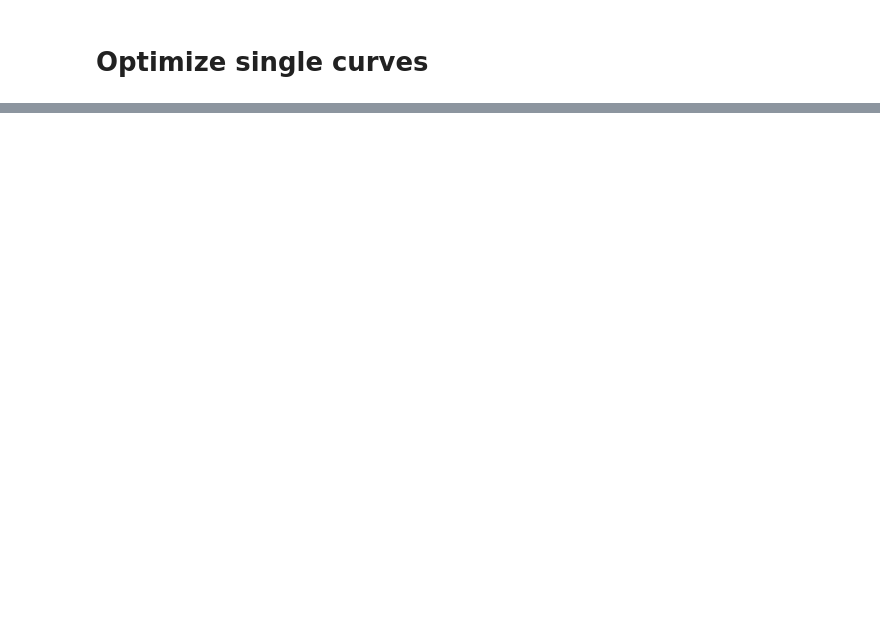
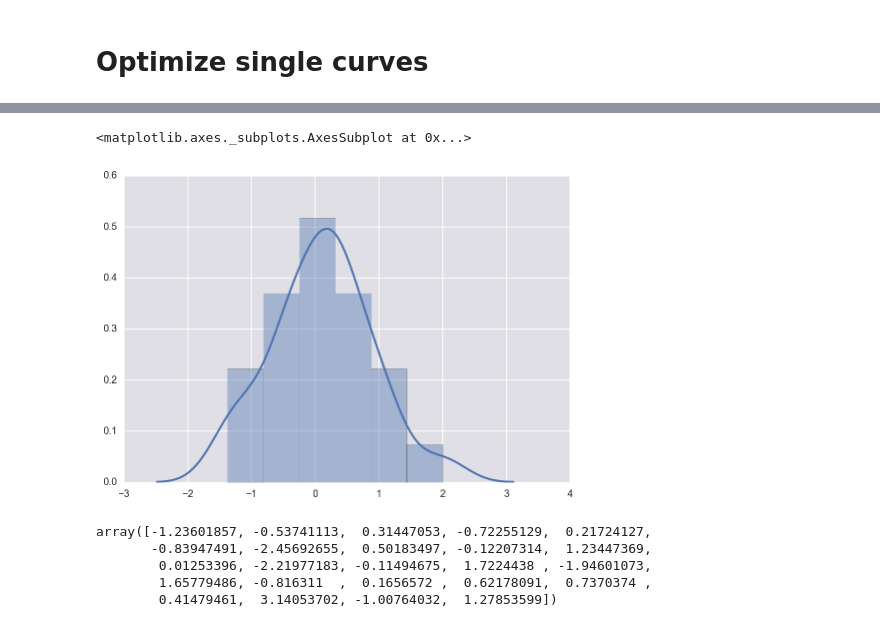
Before and after one commit to dangeles/WormFiles, a Jupyter notebook: agingRNAseq/src/MCMC Analysis.ipynb, the cells around one changed output, grey strips where cells are left out. Cells and saved outputs as stored; diff of their text form; code cells hidden in the pictures; blank space fills up the shorter version.

```diff
--- a/agingRNAseq/src/MCMC Analysis.ipynb
+++ b/agingRNAseq/src/MCMC Analysis.ipynb
@@ -1474,0 +1356,13 @@ array([-0.48207672,  0.43835959,  1.33986772])
+# %%
+sns.distplot(df.mean_mcmc.unique())
+# %% [output]
+<matplotlib.axes._subplots.AxesSubplot at 0x...>
+[figure, added]
+# %%
+(means - means.mean())/means.var()
+# %% [output]
+array([-1.23601857, -0.53741113,  0.31447053, -0.72255129,  0.21724127,
+       -0.83947491, -2.45692655,  0.50183497, -0.12207314,  1.23447369,
+        0.01253396, -2.21977183, -0.11494675,  1.7224438 , -1.94601073,
+        1.65779486, -0.816311  ,  0.1656572 ,  0.62178091,  0.7370374 ,
+        0.41479461,  3.14053702, -1.00764032,  1.27853599])
```
Also changed, not shown: parts of 33 cells of this notebook, 5 other files.
